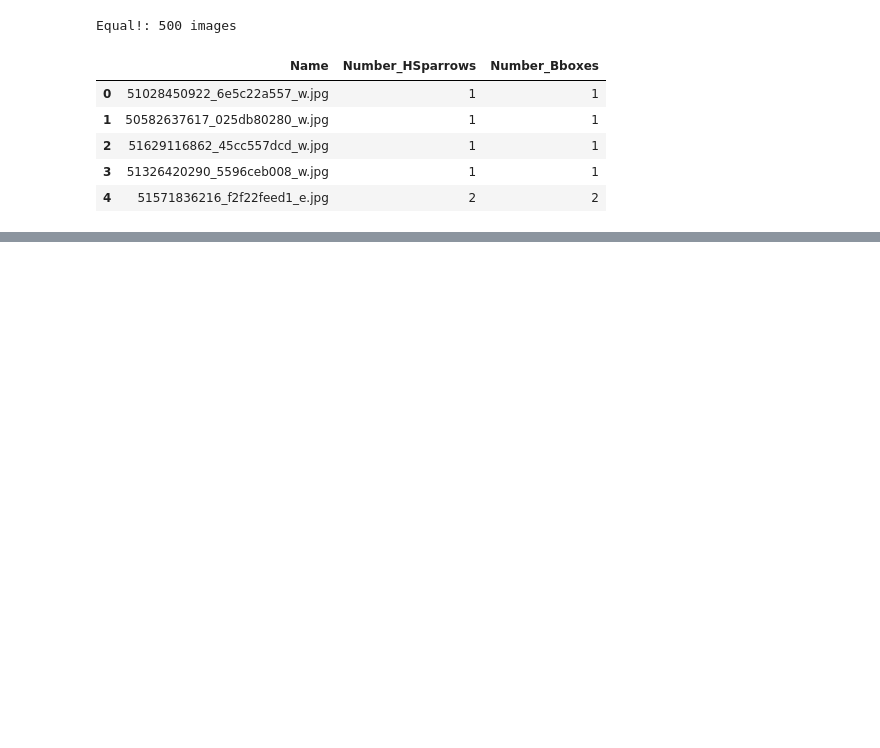
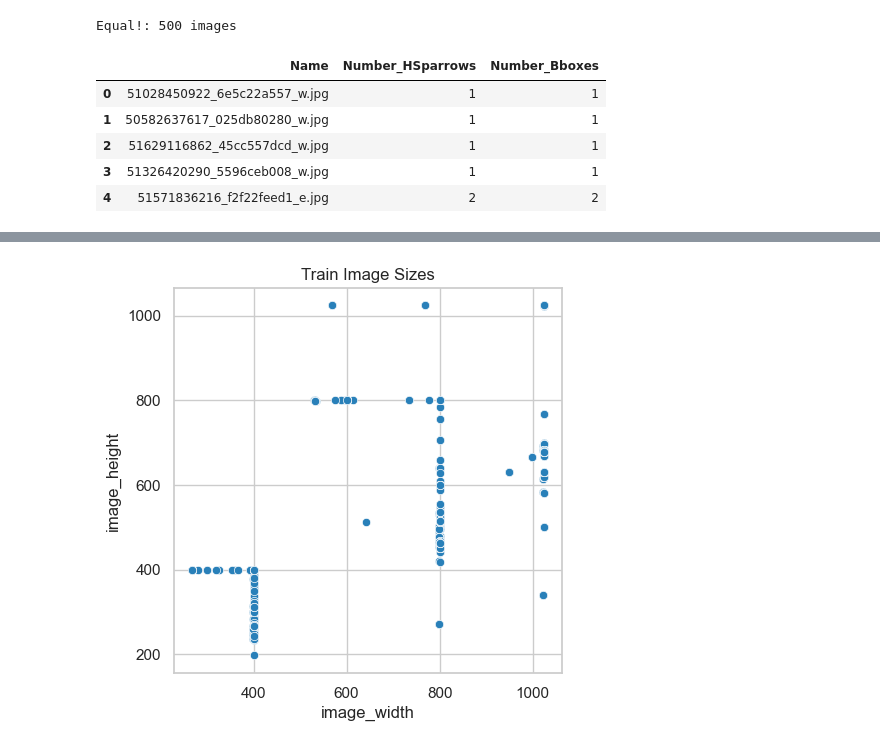
Before and after one commit to data42lana/end-to-end-cv-mlops-project, a Jupyter notebook: notebooks/EDA.ipynb, the cells around one changed output, grey strips where cells are left out. Cells and saved outputs as stored; diff of their text form; code cells hidden in the pictures; blank space fills up the shorter version.

```diff
--- a/notebooks/EDA.ipynb
+++ b/notebooks/EDA.ipynb
@@ -193,0 +224,9 @@ All of the image windows are closed.
+# %%
+fig, ax = plt.subplots(figsize=(5, 5))
+
+# Draw a scatter plot to show prevailing image sizes
+_ = (sns.scatterplot(x='image_width', y='image_height',
+                     data=hs_img_bbox_df[hs_img_bbox_df.image_name.isin(X[train_ids])], ax=ax)
+        .set_title("Train Image Sizes"))
+# %% [output]
+[figure, added]
```
Also changed, not shown: parts of 17 cells of this notebook, 1 other file.
